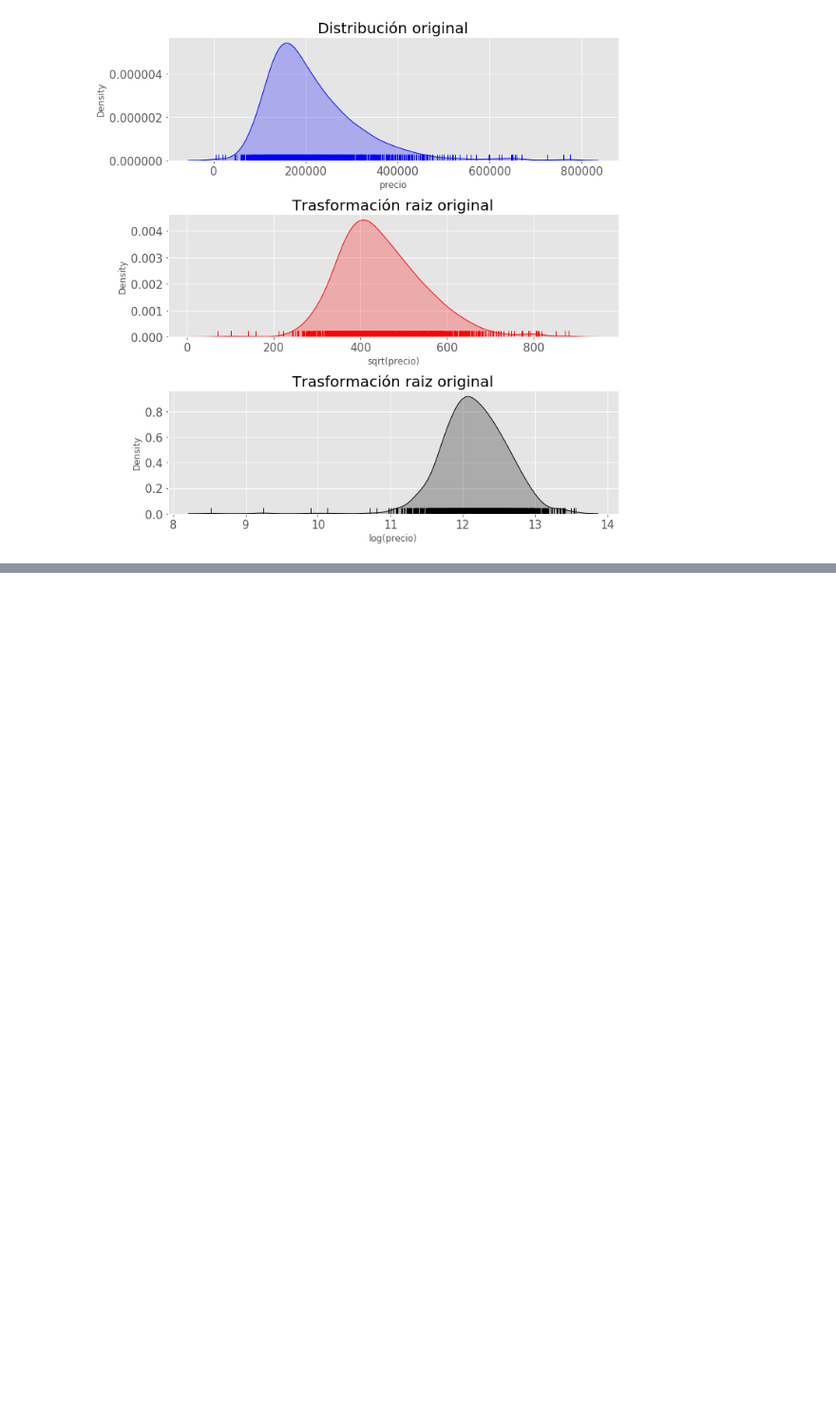
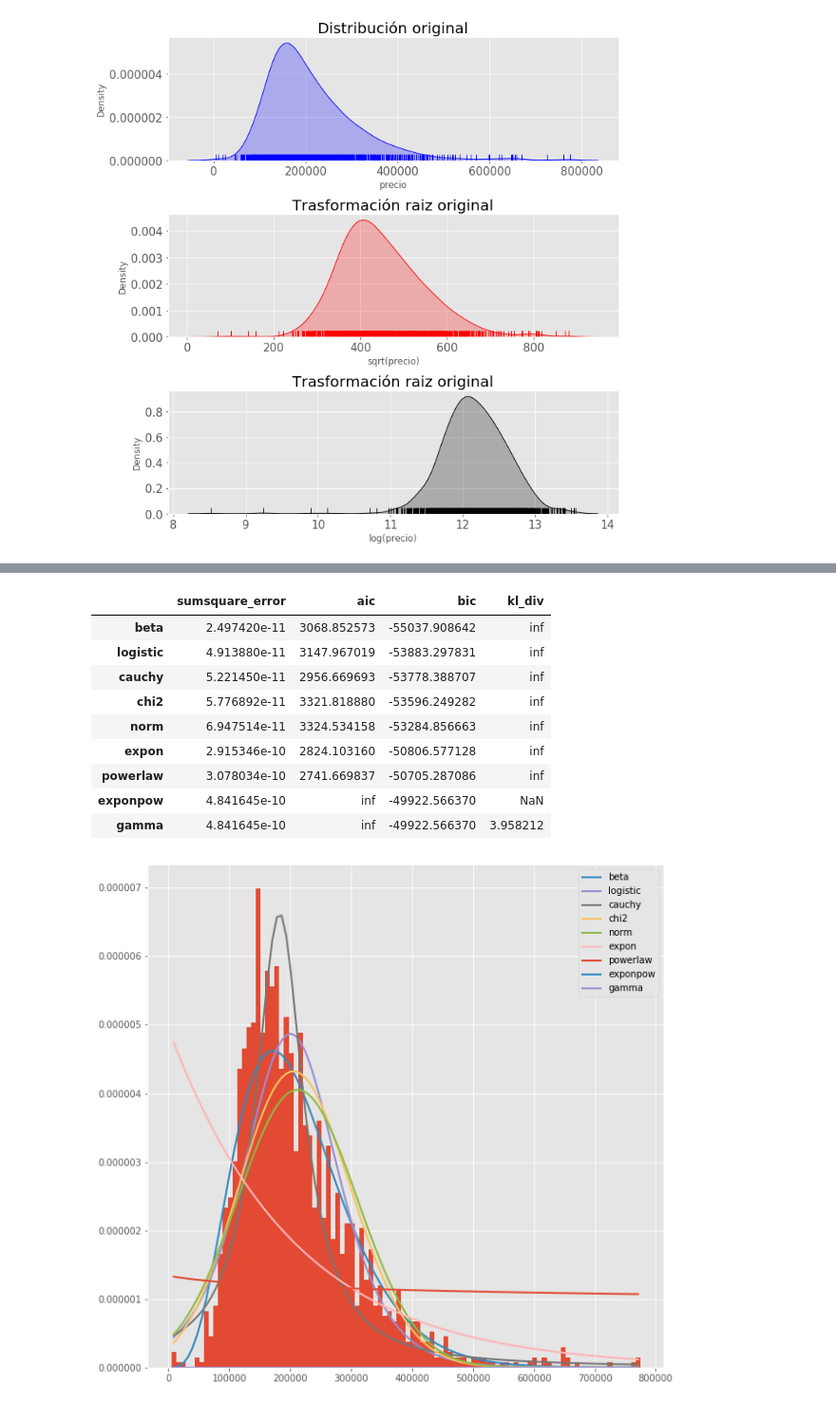
Before and after one commit to Kaiziferr/Data_Science_Workshops, a Jupyter notebook: Workshop_1/workshop data science.ipynb, the cells around one changed output, grey strips where cells are left out. Shown at 95% size. Saved outputs shown, nothing was run; the diff lists cells and outputs as text; code cells hidden in the pictures; blank space fills up the shorter version.

```diff
--- a/Workshop_1/workshop data science.ipynb
+++ b/Workshop_1/workshop data science.ipynb
@@ -146,3 +156,10 @@ ax[2].set_ylabel('Density')
 fig.tight_layout()
 # %% [output]
 [figure]
+# %%
+distribuciones = ['cauchy','chi2','expon','exponpow','gamma','norm','powerlaw', 'beta', 'logistic']
+fig, ax = plt.subplots(nrows =1,ncols = 1, figsize = (10,10))
+fitter = Fitter(data.precio, distributions = distribuciones)
+fitter.fit()
+fitter.summary(Nbest=10, plot=True)
+# %% [output]
@@ -148,0 +167,11 @@ fig.tight_layout()
+|  | sumsquare_error | aic | bic | kl_div |
+| beta | 2.497420e-11 | 3068.852573 | -55037.908642 | inf |
+| logistic | 4.913880e-11 | 3147.967019 | -53883.297831 | inf |
+| cauchy | 5.221450e-11 | 2956.669693 | -53778.388707 | inf |
+| chi2 | 5.776892e-11 | 3321.818880 | -53596.249282 | inf |
+| norm | 6.947514e-11 | 3324.534158 | -53284.856663 | inf |
+| expon | 2.915346e-10 | 2824.103160 | -50806.577128 | inf |
+| powerlaw | 3.078034e-10 | 2741.669837 | -50705.287086 | inf |
+| exponpow | 4.841645e-10 | inf | -49922.566370 | NaN |
+| gamma | 4.841645e-10 | inf | -49922.566370 | 3.958212 |
+[figure, added]
```
Also changed, not shown: parts of 40 cells of this notebook, 2 other files.
